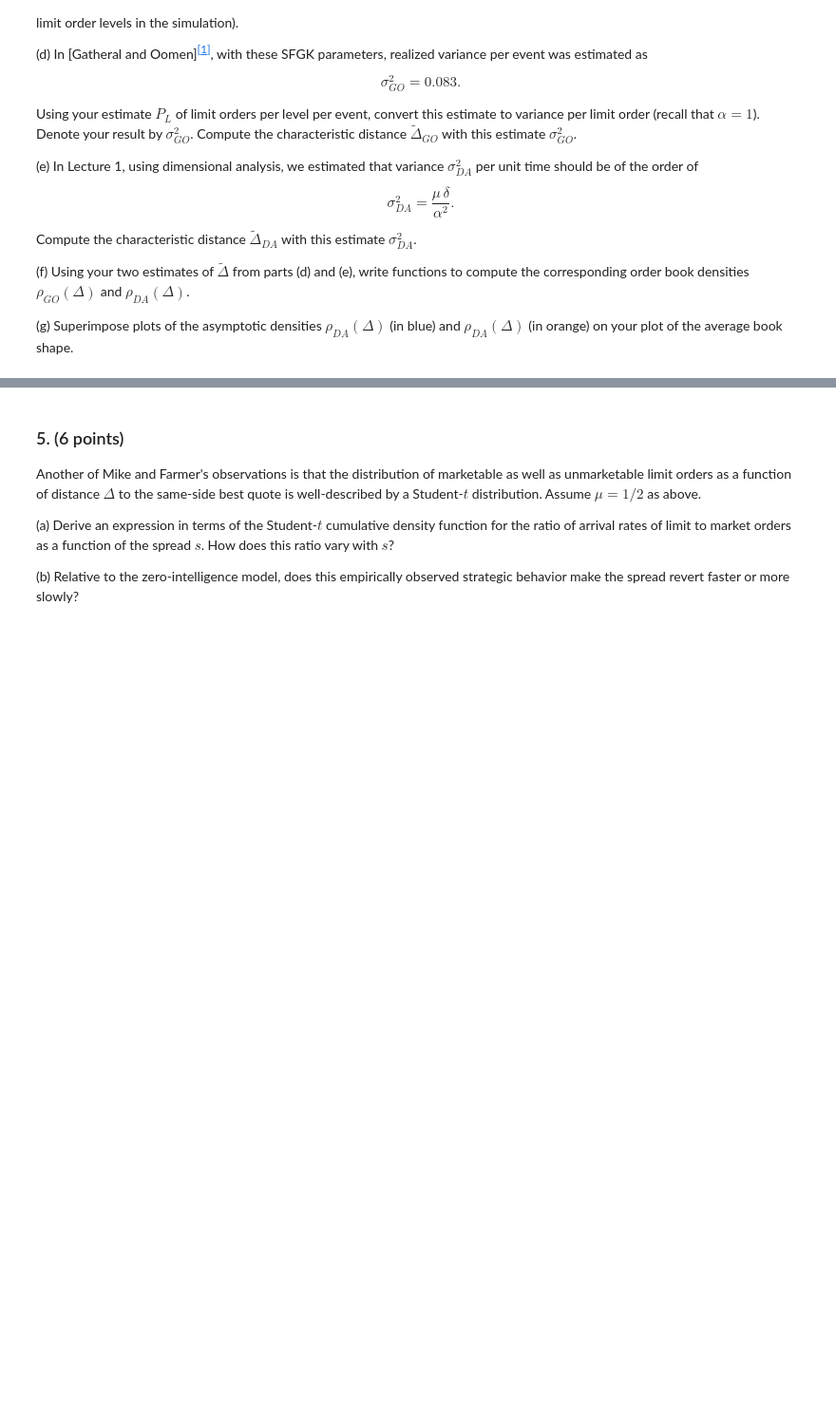
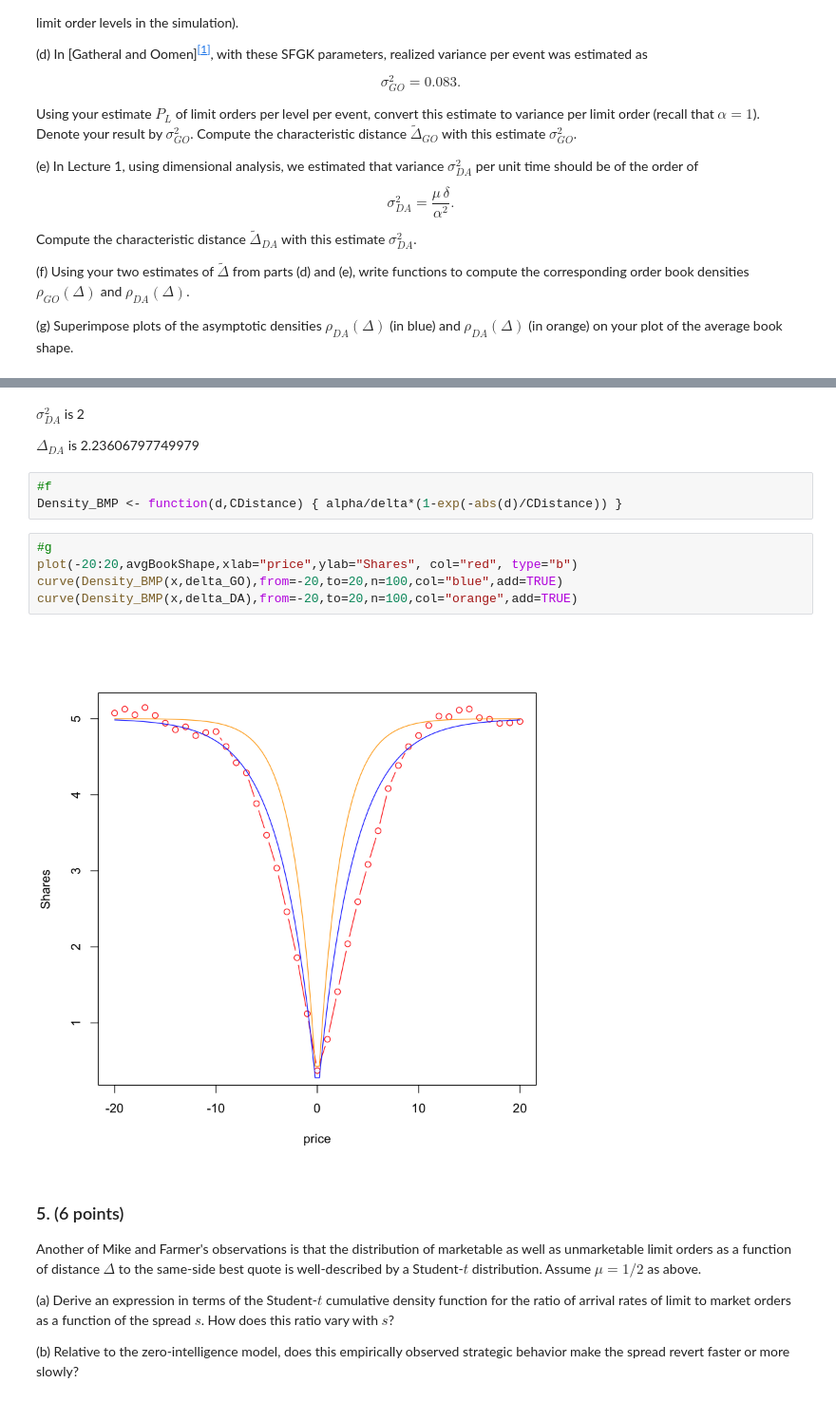
Before and after one commit to ddyuewang/microstructure_assignments, a Jupyter notebook: 9879HW02_Spring2016.ipynb, the cells around one changed output, grey strips where cells are left out. Shown at 95% size. Drawn from its saved outputs; the diff is of its cells as text; blank space fills up the shorter version.

```diff
--- a/9879HW02_Spring2016.ipynb
+++ b/9879HW02_Spring2016.ipynb
@@ -245,3 +322,17 @@ Superimpose plots of the asymptotic densities $\rho_{DA}(\Delta)$ (in blue) and
+# %% [markdown]
+$\sigma^2_{DA}$ is 2
+
+$\Delta_{DA}$ is 2.23606797749979
+# %%
+#f
+Density_BMP <- function(d,CDistance) { alpha/delta*(1-exp(-abs(d)/CDistance)) }
+# %%
+#g
+plot(-20:20,avgBookShape,xlab="price",ylab="Shares", col="red", type="b")
+curve(Density_BMP(x,delta_GO),from=-20,to=20,n=100,col="blue",add=TRUE)
+curve(Density_BMP(x,delta_DA),from=-20,to=20,n=100,col="orange",add=TRUE)
+# %% [output]
+[figure, added]
 # %% [markdown]
 ### 5. (6 points)
 
```
Also changed, not shown: parts of 13 cells of this notebook.
